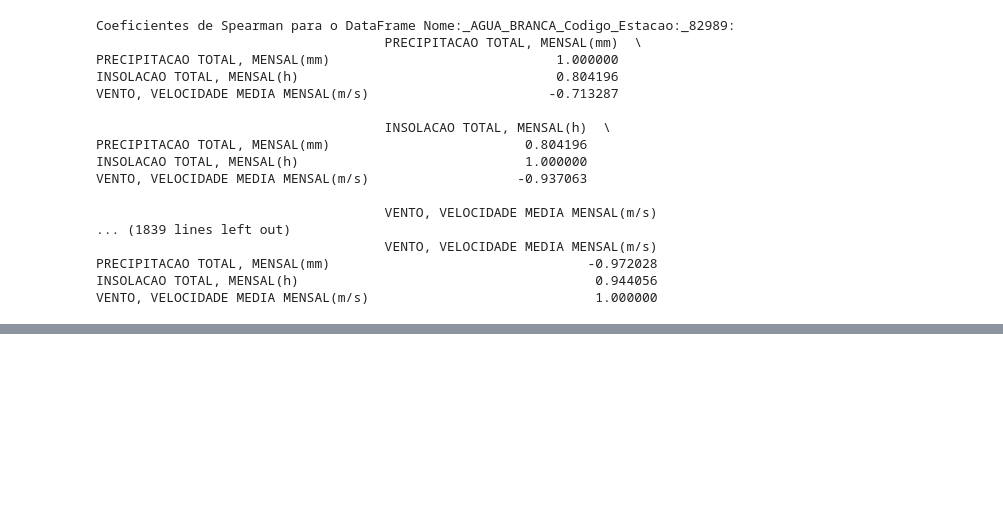
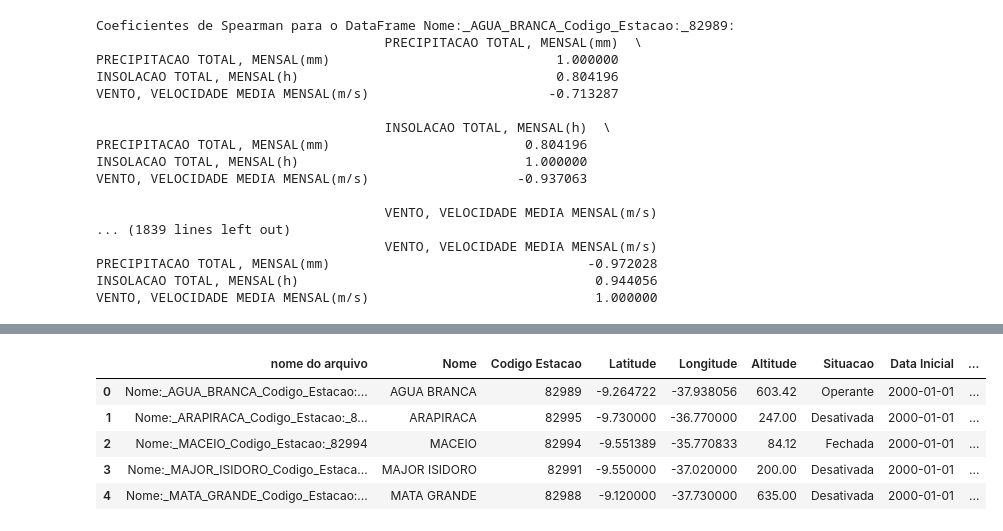
Before and after one commit to maryofcarmo/ICV, a Jupyter notebook: ICV.ipynb, the cells around one changed output, grey strips where cells are left out. Cells and saved outputs as stored; diff of their text form; code cells hidden in the pictures; blank space fills up the shorter version.

```diff
--- a/ICV.ipynb
+++ b/ICV.ipynb
@@ -605,0 +394,45 @@ m
+# %%
+# Iterando sobre cada estação no dicionário de correlações de PEARSON
+for estacao, matriz_corr in pearson_results.items():
+    # Extraindo as correlações específicas
+    P1 = matriz_corr.loc[prec, insol]
+    P2 = matriz_corr.loc[prec, vento]
+    P3 = matriz_corr.loc[vento, insol]
+
+    # Inserindo as correlações no DataFrame existente
+    est_info.loc[est_info['nome do arquivo'] == estacao, 'P1'] = P1
+    est_info.loc[est_info['nome do arquivo'] == estacao, 'P2'] = P2
+    est_info.loc[est_info['nome do arquivo'] == estacao, 'P3'] = P3
+# %%
+# Iterando sobre cada estação no dicionário de correlações de KENDALL
+for estacao, matriz_corr in kendall_results.items():
+    # Extraindo as correlações específicas
+    K1 = matriz_corr.loc[prec, insol]
+    K2 = matriz_corr.loc[prec, vento]
+    K3 = matriz_corr.loc[vento, insol]
+
+    # Inserindo as correlações no DataFrame existente
+    est_info.loc[est_info['nome do arquivo'] == estacao, 'K1'] = K1
+    est_info.loc[est_info['nome do arquivo'] == estacao, 'K2'] = K2
+    est_info.loc[est_info['nome do arquivo'] == estacao, 'K3'] = K3
+# %%
+# Iterando sobre cada estação no dicionário de correlações de KENDALL
+for estacao, matriz_corr in spearman_results.items():
+    # Extraindo as correlações específicas
+    S1 = matriz_corr.loc[prec, insol]
+    S2 = matriz_corr.loc[prec, vento]
+    S3 = matriz_corr.loc[vento, insol]
+
+    # Inserindo as correlações no DataFrame existente
+    est_info.loc[est_info['nome do arquivo'] == estacao, 'S1'] = S1
+    est_info.loc[est_info['nome do arquivo'] == estacao, 'S2'] = S2
+    est_info.loc[est_info['nome do arquivo'] == estacao, 'S3'] = S3
+# %%
+est_info.head()
+# %% [output]
+|  | nome do arquivo | Nome | Codigo Estacao | Latitude | Longitude | Altitude | Situacao | Data Inicial | ... |
+| 0 | Nome:_AGUA_BRANCA_Codigo_Estacao:... | AGUA BRANCA | 82989 | -9.264722 | -37.938056 | 603.42 | Operante | 2000-01-01 | ... |
+| 1 | Nome:_ARAPIRACA_Codigo_Estacao:_8... | ARAPIRACA | 82995 | -9.730000 | -36.770000 | 247.00 | Desativada | 2000-01-01 | ... |
+| 2 | Nome:_MACEIO_Codigo_Estacao:_82994 | MACEIO | 82994 | -9.551389 | -35.770833 | 84.12 | Fechada | 2000-01-01 | ... |
+| 3 | Nome:_MAJOR_ISIDORO_Codigo_Estaca... | MAJOR ISIDORO | 82991 | -9.550000 | -37.020000 | 200.00 | Desativada | 2000-01-01 | ... |
+| 4 | Nome:_MATA_GRANDE_Codigo_Estacao:... | MATA GRANDE | 82988 | -9.120000 | -37.730000 | 635.00 | Desativada | 2000-01-01 | ... |
```
Also changed, not shown: parts of 29 cells of this notebook.
